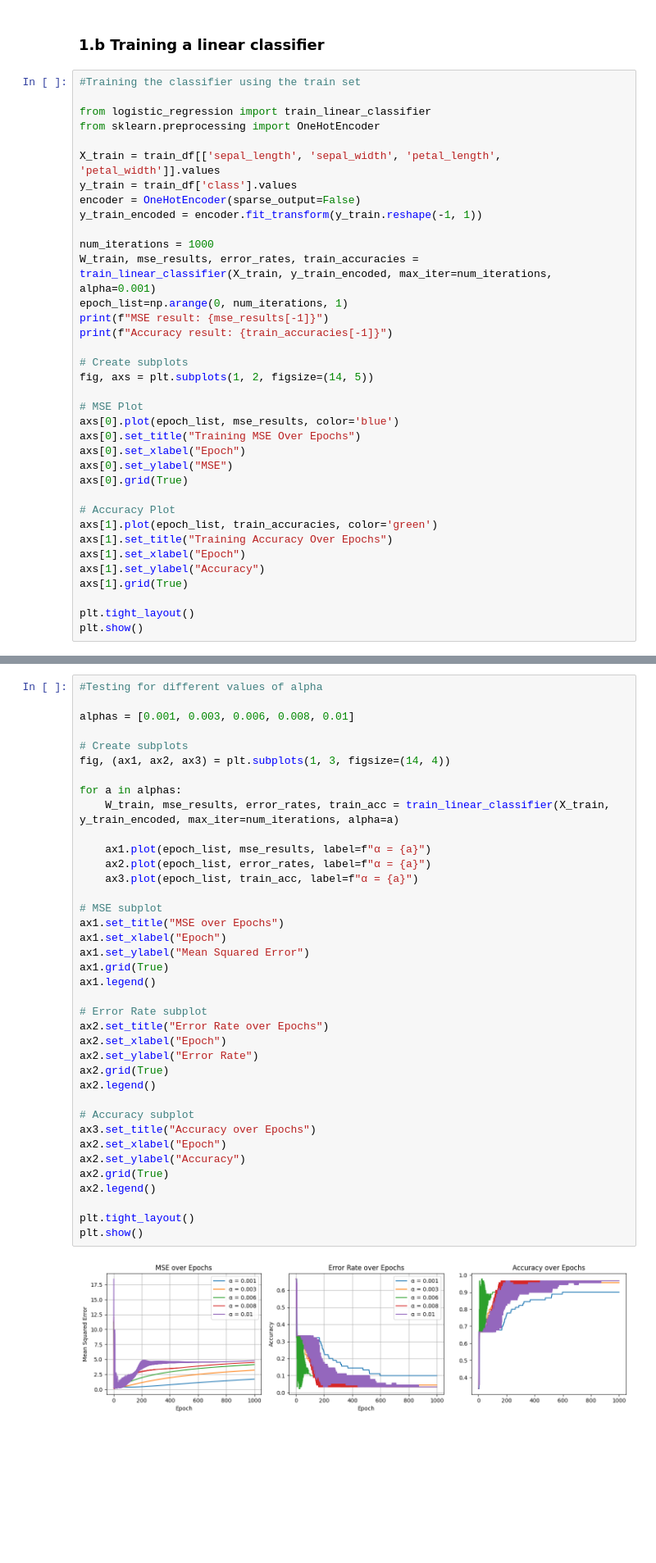
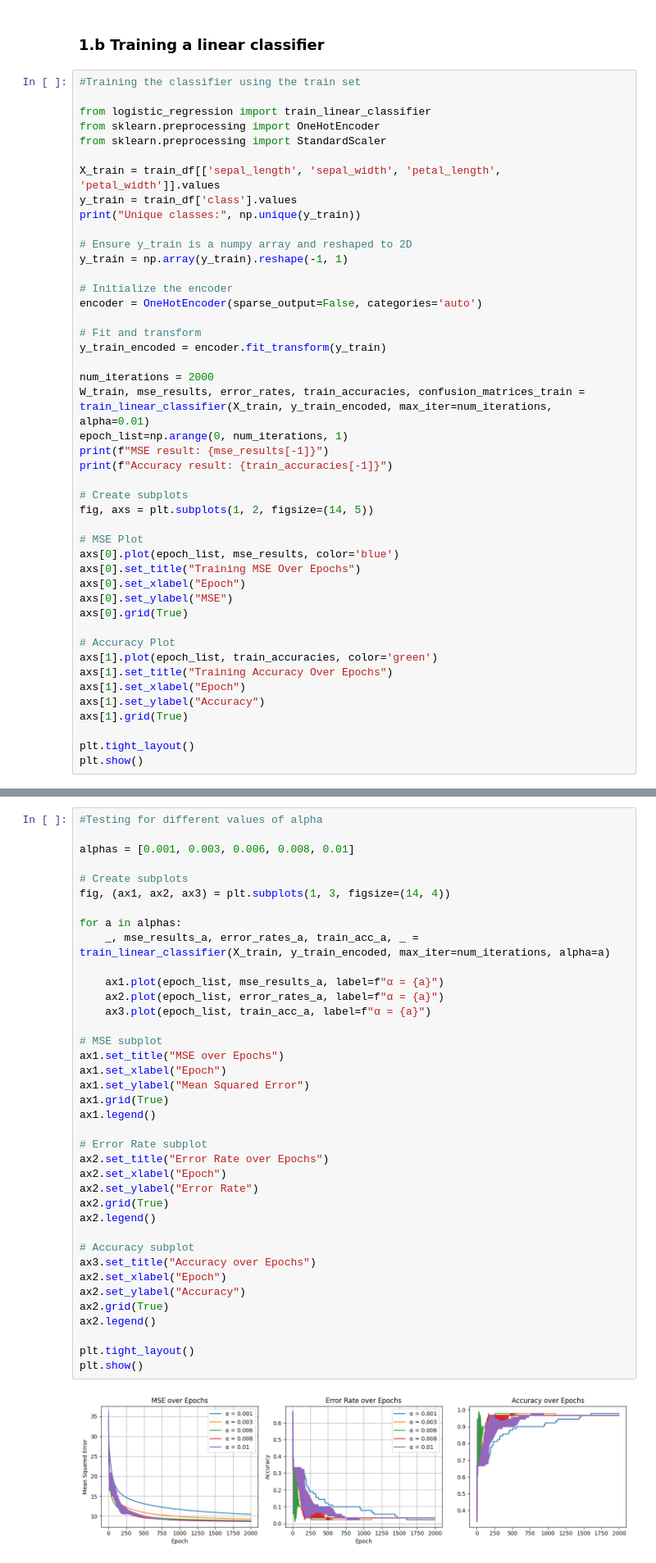
Before and after one commit to tuvats/TTT4275-Classification-project, a Jupyter notebook: Iris_task.ipynb, the cells around one changed output, grey strips where cells are left out. Shown at 82% size. Saved outputs shown, nothing was run; the diff lists cells and outputs as text; blank space fills up the shorter version.

```diff
--- a/Iris_task.ipynb
+++ b/Iris_task.ipynb
@@ -55,14 +57,23 @@ train_df
 
 from logistic_regression import train_linear_classifier
 from sklearn.preprocessing import OneHotEncoder
+from sklearn.preprocessing import StandardScaler
 
 X_train = train_df[['sepal_length', 'sepal_width', 'petal_length', 'petal_width']].values
 y_train = train_df['class'].values
-encoder = OneHotEncoder(sparse_output=False)
-y_train_encoded = encoder.fit_transform(y_train.reshape(-1, 1))
+print("Unique classes:", np.unique(y_train))
 
-num_iterations = 1000
-W_train, mse_results, error_rates, train_accuracies = train_linear_classifier(X_train, y_train_encoded, max_iter=num_iterations, alpha=0.001)
+# Ensure y_train is a numpy array and reshaped to 2D
+y_train = np.array(y_train).reshape(-1, 1)
+
+# Initialize the encoder
+encoder = OneHotEncoder(sparse_output=False, categories='auto')
+
+# Fit and transform
+y_train_encoded = encoder.fit_transform(y_train)
+
+num_iterations = 2000
+W_train, mse_results, error_rates, train_accuracies, confusion_matrices_train = train_linear_classifier(X_train, y_train_encoded, max_iter=num_iterations, alpha=0.01)
 epoch_list=np.arange(0, num_iterations, 1)
 print(f"MSE result: {mse_results[-1]}")
 print(f"Accuracy result: {train_accuracies[-1]}")
@@ -98,38 +110,38 @@ alphas = [0.001, 0.003, 0.006, 0.008, 0.01]
 # Create subplots
 fig, (ax1, ax2, ax3) = plt.subplots(1, 3, figsize=(14, 4))
 
 for a in alphas:
-    W_train, mse_results, error_rates, train_acc = train_linear_classifier(X_train, y_train_encoded, max_iter=num_iterations, alpha=a)
+    _, mse_results_a, error_rates_a, train_acc_a, _ = train_linear_classifier(X_train, y_train_encoded, max_iter=num_iterations, alpha=a)
 
-    ax1.plot(epoch_list, mse_results, label=f"α = {a}")
-    ax2.plot(epoch_list, error_rates, label=f"α = {a}")
-    ax3.plot(epoch_list, train_acc, label=f"α = {a}")
+    ax1.plot(epoch_list, mse_results_a, label=f"α = {a}")
+    ax2.plot(epoch_list, error_rates_a, label=f"α = {a}")
+    ax3.plot(epoch_list, train_acc_a, label=f"α = {a}")
 
 # MSE subplot
 ax1.set_title("MSE over Epochs")
 ax1.set_xlabel("Epoch")
 ax1.set_ylabel("Mean Squared Error")
 ax1.grid(True)
 ax1.legend()
 
 # Error Rate subplot
 ax2.set_title("Error Rate over Epochs")
 ax2.set_xlabel("Epoch")
 ax2.set_ylabel("Error Rate")
 ax2.grid(True)
 ax2.legend()
 
 # Accuracy subplot
 ax3.set_title("Accuracy over Epochs")
 ax2.set_xlabel("Epoch")
 ax2.set_ylabel("Accuracy")
 ax2.grid(True)
 ax2.legend()
 
 plt.tight_layout()
 plt.show()
 # %% [output]
-[figure, old version]
+[figure, new version]
 # %%
 #Predicting using the test set
 from logistic_regression import predict
```
Also changed, not shown: parts of 7 cells of this notebook, 2 other files.
